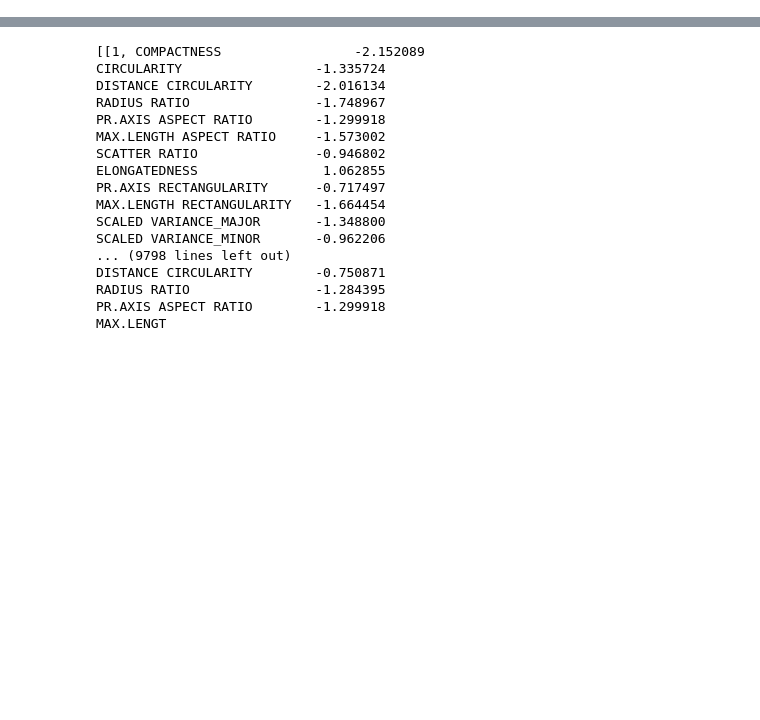
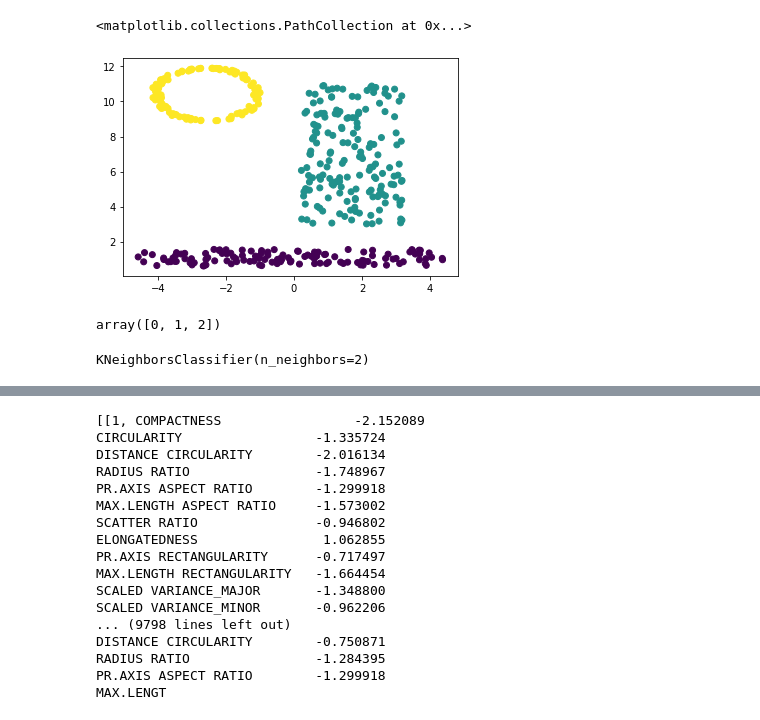
Before and after one commit to JakubSzczepanowski/NBC, a Jupyter notebook: main.ipynb, the cells around one changed output, grey strips where cells are left out. Drawn from its saved outputs; the diff is of its cells as text; code cells hidden in the pictures; blank space fills up the shorter version.

```diff
--- a/main.ipynb
+++ b/main.ipynb
@@ -26,2 +29,7 @@ table
+# %%
+plt.scatter(table['x'], table['y'], c=table['class'])
+# %% [output]
+<matplotlib.collections.PathCollection at 0x...>
+[figure, added]
 # %%
 from importlib import reload
@@ -30,0 +45,10 @@ X = table.drop(['Class'], axis=1)
+# %%
+np.unique(y)
+# %% [output]
+array([0, 1, 2])
+# %%
+from sklearn.neighbors import KNeighborsClassifier
+knn = KNeighborsClassifier(n_neighbors=2)
+knn.fit(X, y)
+# %% [output]
+KNeighborsClassifier(n_neighbors=2)
```
Also changed, not shown: parts of 13 cells of this notebook, 3 other files.
